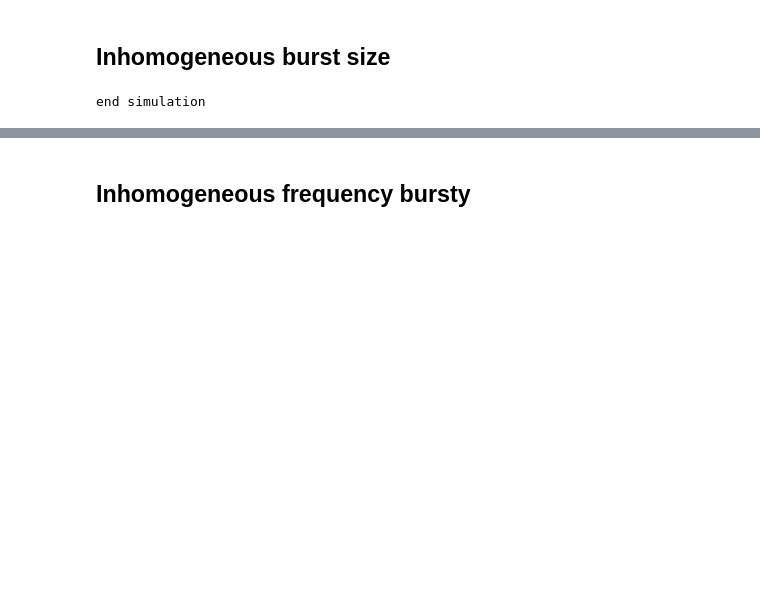
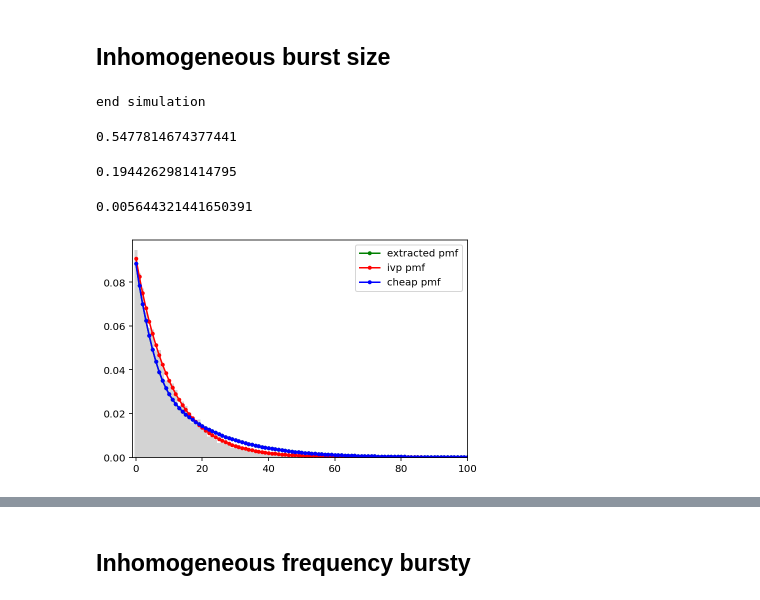
Before and after one commit to pachterlab/FGP_2024, a Jupyter notebook: Bursty.ipynb, the cells around one changed output, grey strips where cells are left out. Cells and saved outputs as stored; diff of their text form; code cells hidden in the pictures; blank space fills up the shorter version.

```diff
--- a/Bursty.ipynb
+++ b/Bursty.ipynb
@@ -130,4 +246,49 @@ burstfun = piecewise_constant
 X = gillvec_burst_inhom(k,tvec,tau,bvec,S,nCells,propfun,burstfun)
 # %% [output]
 end simulation
+# %%
+mx = X.max()+10
+theta = [k[0],k[0],bvec[0],bvec[0],0,0,k[1],k[2]]
+Tau = [0,0.5,1]
+t1 = time.time()
+pmf = get_P(theta, tvec, Tau, [mx,mx])
+t2 = time.time()
+print(t2-t1)
+# %% [output]
+0.5477814674377441
+# %%
+t1 = time.time()
+pmf1 = eval_model_inh_burst_rk(tau,k[0],k[1],bvec,burstfun,tvec,T,mx)
+t2 = time.time()
+print(t2-t1)
+#tau,ki,beta,bvec,burstfun,tvec,T,limits
+# %% [output]
+0.1944262981414795
+# %%
+t1 = time.time()
+pmf2 = eval_model_inh_burst_cheap(tau,k[0],k[1],bvec,burstfun,tvec,T,mx)
+t2 = time.time()
+print(t2-t1)
+# %% [output]
+0.005644321441650391
+# %%
+j=50
+
+bins = np.arange(mx)-0.5
+_=plt.hist(X[:,j,0],bins=bins,density=True,facecolor='lightgray')
+
+x = np.arange(mx)
+y = pmf[j].sum(axis=1)
+plt.plot(x,y,'g.-',label='extracted pmf')
+
+y = pmf1[j]
+plt.plot(x,y,'r.-',label='ivp pmf')
+
+y = pmf2[j]
+plt.plot(x,y,'b.-',label='cheap pmf')
+
+plt.legend()
+plt.xlim([-1,100]);
+# %% [output]
+[figure, added]
 # %%
```
Also changed, not shown: parts of 16 cells of this notebook.
